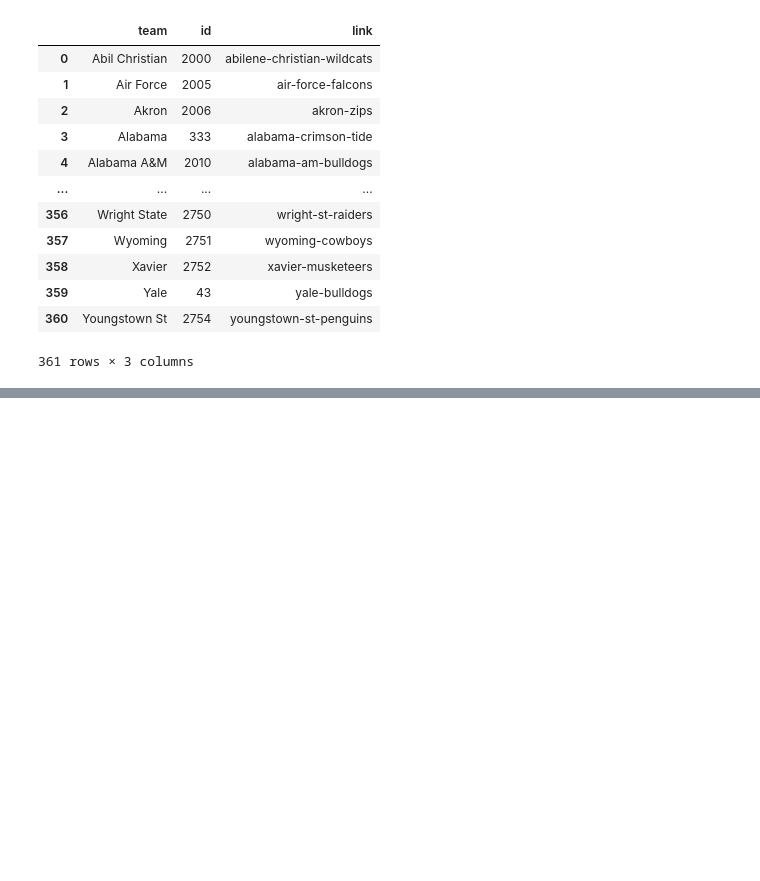
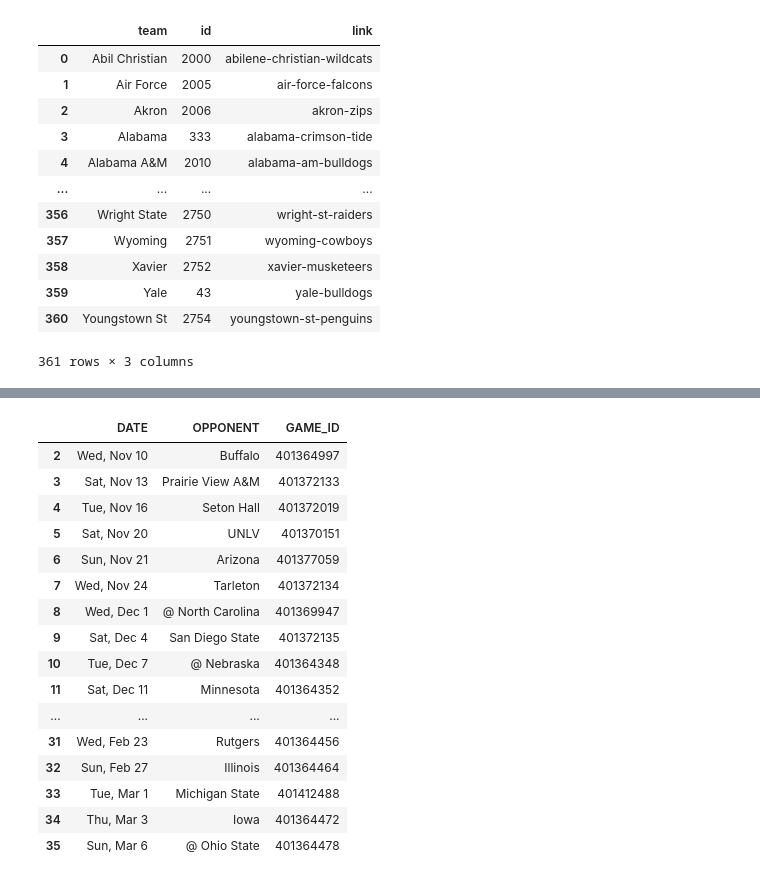
Before and after one commit to fmathews11/College_Basketball_Functions, a Jupyter notebook: Getting_Schedules.ipynb, the cells around one changed output, grey strips where cells are left out. Saved outputs shown, nothing was run; the diff lists cells and outputs as text; code cells hidden in the pictures; blank space fills up the shorter version.

```diff
--- a/Getting_Schedules.ipynb
+++ b/Getting_Schedules.ipynb
@@ -113,0 +93,35 @@ dfs[0]
+# %%
+def get_schedule(team,season = '2021-22'):
+
+  current_season = '2021-22'
+  url = "https://www.espn.com/mens-college-basketball/team/schedule/_/id/"
+
+  if team not in ids.team.unique().tolist():
+    raise ValueError("Invalid Team Name")
+
+  if season == current_season:
+    team_link = ids[ids.team == team].link.item()
+    team_id = str(ids[ids.team == team].id.item())
+    url = url + team_id + "/" + team_link
+
+  #else:
+    #To add
+
+ # Initial Get Request and splliting the raw HTML by gameId
+  r = requests.get(url).text
+  test = r.split('gameId')
+
+  # Cleaning and organizing resulting dataframe
+  dfs = pd.read_html(url)
+  df= dfs[0]
+  df.columns = df.iloc[1,:].tolist()
+  things_to_avoid = ['Canceled','Postponed']
+  df = df[~df.RESULT.isin(things_to_avoid)]
+  df = df.iloc[2:,[0,1]]
+  df = df[df.DATE != 'DATE']
+  df['GAME_ID'] = [test[i][1:10] for i in range(1,len(df)+1)]
+  df.OPPONENT = df.OPPONENT.str.replace("*","")
+  df.OPPONENT = df.OPPONENT.str.replace("\d","")
+  df.OPPONENT = df.OPPONENT.str.replace('vs','')
+
+  return df
@@ -113,0 +148,23 @@ dfs[0]
+# %%
+df = get_schedule('Michigan')
+df.OPPONENT = df.OPPONENT.str.replace("\d","")
+df.OPPONENT = df.OPPONENT.str.replace('vs','')
+df
+# %% [output]
+|  | DATE | OPPONENT | GAME_ID |
+| 2 | Wed, Nov 10 | Buffalo | 401364997 |
+| 3 | Sat, Nov 13 | Prairie View A&M | 401372133 |
+| 4 | Tue, Nov 16 | Seton Hall | 401372019 |
+| 5 | Sat, Nov 20 | UNLV | 401370151 |
+| 6 | Sun, Nov 21 | Arizona | 401377059 |
+| 7 | Wed, Nov 24 | Tarleton | 401372134 |
+| 8 | Wed, Dec 1 | @ North Carolina | 401369947 |
+| 9 | Sat, Dec 4 | San Diego State | 401372135 |
+| 10 | Tue, Dec 7 | @ Nebraska | 401364348 |
+| 11 | Sat, Dec 11 | Minnesota | 401364352 |
+| ... | ... | ... | ... |
+| 31 | Wed, Feb 23 | Rutgers | 401364456 |
+| 32 | Sun, Feb 27 | Illinois | 401364464 |
+| 33 | Tue, Mar 1 | Michigan State | 401412488 |
+| 34 | Thu, Mar 3 | Iowa | 401364472 |
+| 35 | Sun, Mar 6 | @ Ohio State | 401364478 |
```
Also changed, not shown: parts of 6 cells of this notebook.
